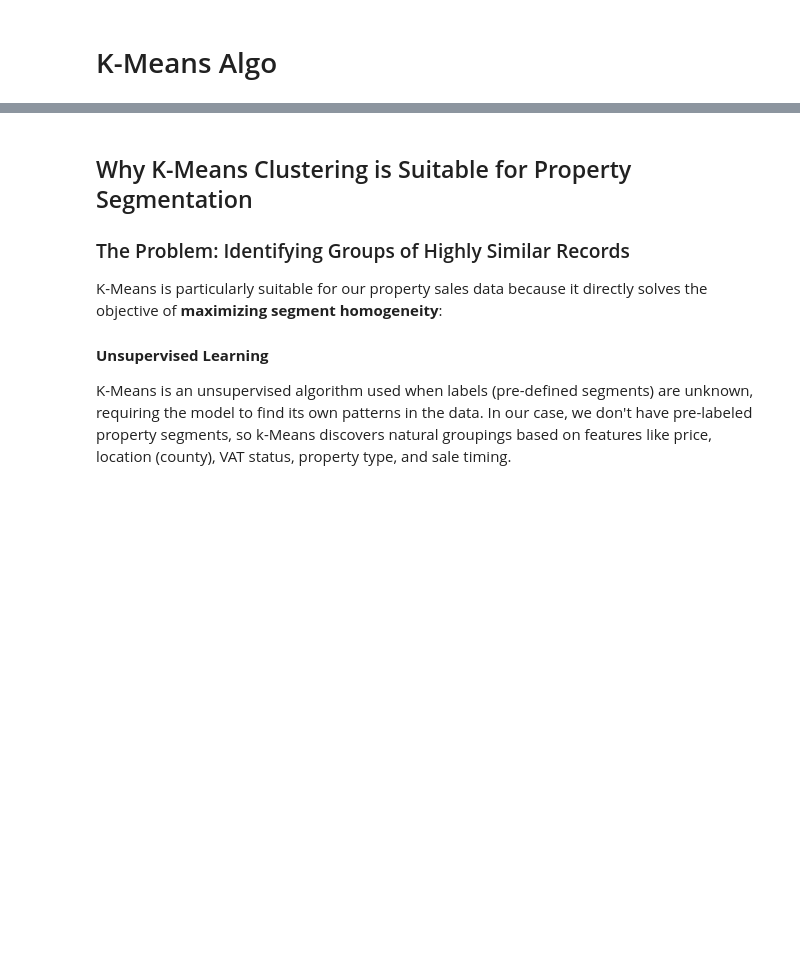
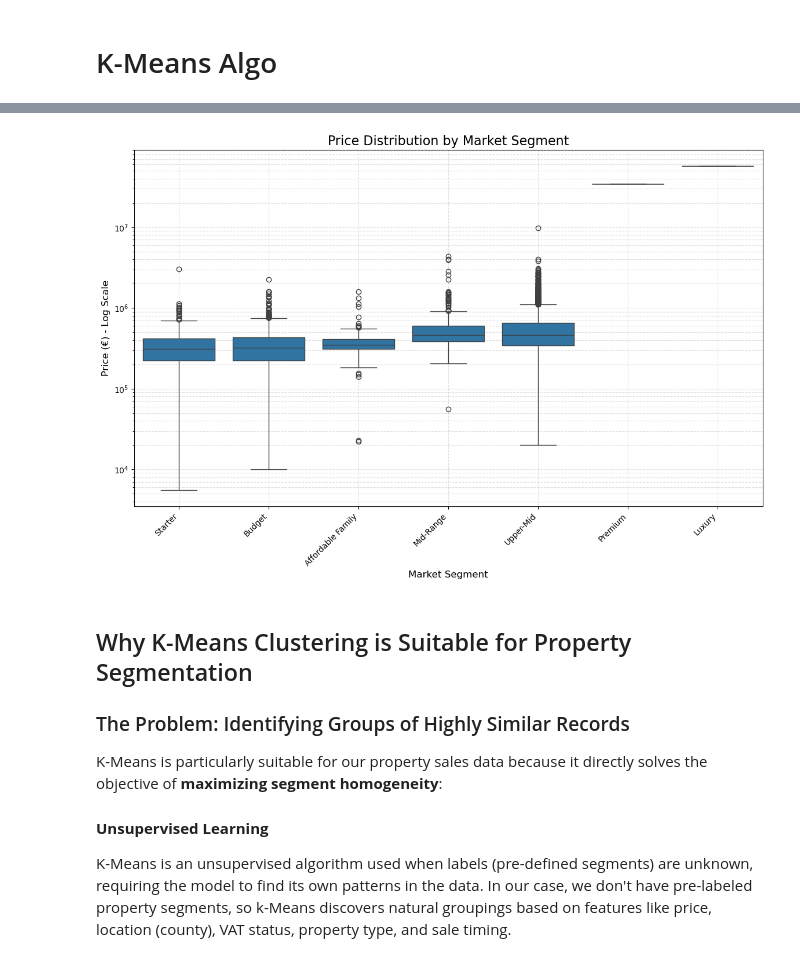
Before and after one commit to LuiisClaudio/ireland-real-estate-market-insights, a Jupyter notebook: Luis_Martins_CA1.ipynb, the cells around one changed output, grey strips where cells are left out. Drawn from its saved outputs; the diff is of its cells as text; code cells hidden in the pictures; blank space fills up the shorter version.

Commit message:
K-Means results and DBSCAN results

```diff
--- a/Luis_Martins_CA1.ipynb
+++ b/Luis_Martins_CA1.ipynb
@@ -395,0 +417,19 @@ Features scaled using StandardScaler.
+# %%
+# Analyze the clusters to assign meaningful names
+segment_price_analysis = data_final_kmeans.groupby('Market_Segment_Label')['Price'].mean().sort_values()
+
+# Create a mapping from cluster label to segment name
+segment_name_map = {
+    segment_price_analysis.index[0]: 'Starter',
+    segment_price_analysis.index[1]: 'Budget',
+    segment_price_analysis.index[2]: 'Affordable Family',
+    segment_price_analysis.index[3]: 'Mid-Range',
+    segment_price_analysis.index[4]: 'Upper-Mid',
+    segment_price_analysis.index[5]: 'Premium',
+    segment_price_analysis.index[6]: 'Luxury'
+}
+
+# Apply the mapping
+data_final_kmeans['Market_Segment'] = data_final_kmeans['Market_Segment_Label'].map(segment_name_map)
+
+data_final_kmeans.head()
@@ -396,3 +463,22 @@ Features scaled using StandardScaler.
+# %%
+import seaborn as sns
+
+import matplotlib.pyplot as plt
+
+# Visualize the market segments using a boxplot to show price distribution per segment
+plt.figure(figsize=(14, 8))
+sns.boxplot(x='Market_Segment', y='Price', data=data_final_kmeans,
+            order=['Starter', 'Budget', 'Affordable Family', 'Mid-Range', 'Upper-Mid', 'Premium', 'Luxury'])
+plt.title('Price Distribution by Market Segment', fontsize=16)
+plt.xlabel('Market Segment', fontsize=12)
+plt.ylabel('Price (€) - Log Scale', fontsize=12)
+plt.xticks(rotation=45, ha='right')
+plt.ticklabel_format(style='plain', axis='y')
+plt.yscale('log') # Use a log scale to better visualize the spread, especially for premium properties
+plt.grid(True, which="both", ls="--", alpha=0.4)
+plt.show()
+# %% [output]
+[figure, added]
 # %% [markdown]
 ## Why K-Means Clustering is Suitable for Property Segmentation
 
```
Also changed, not shown: parts of 16 cells of this notebook.
